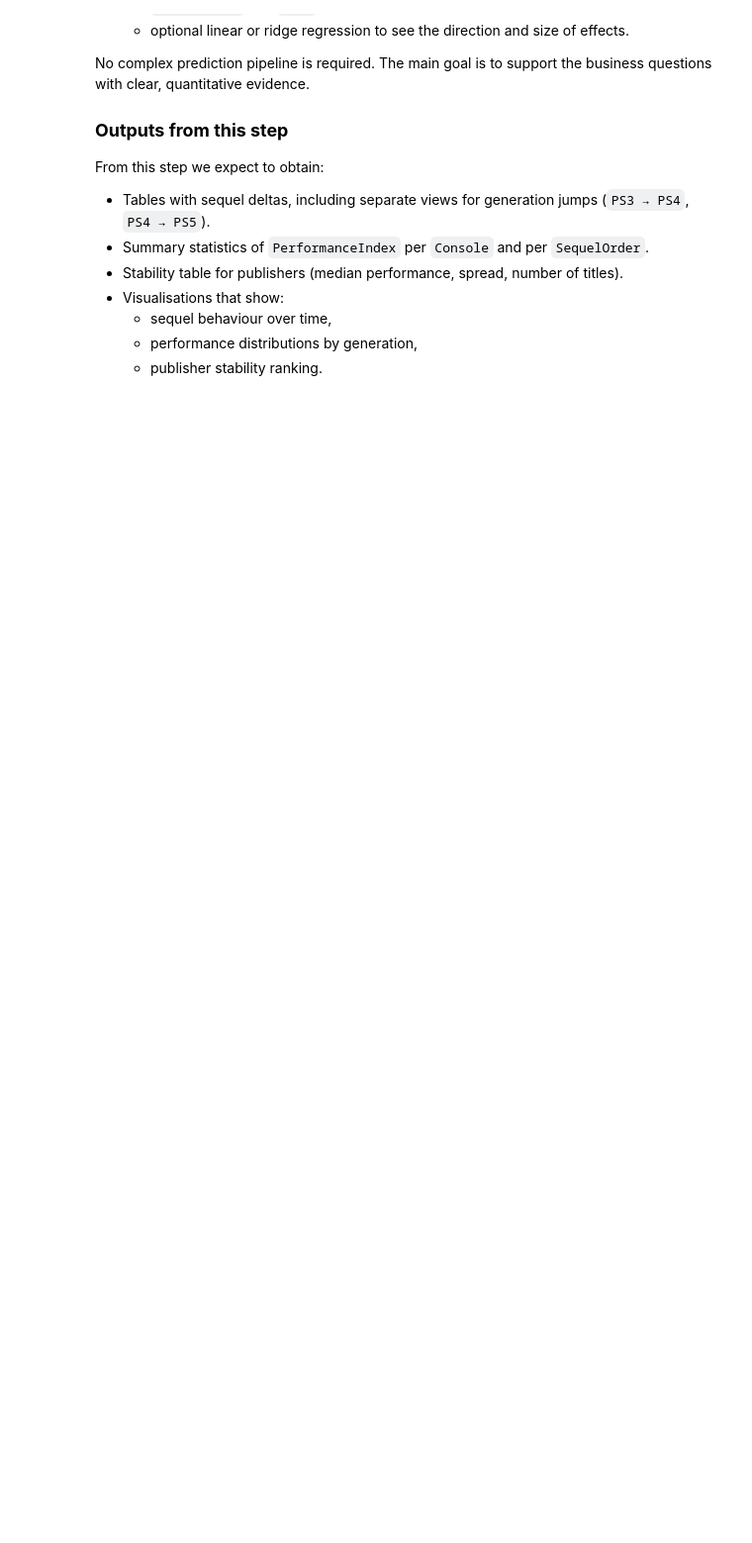
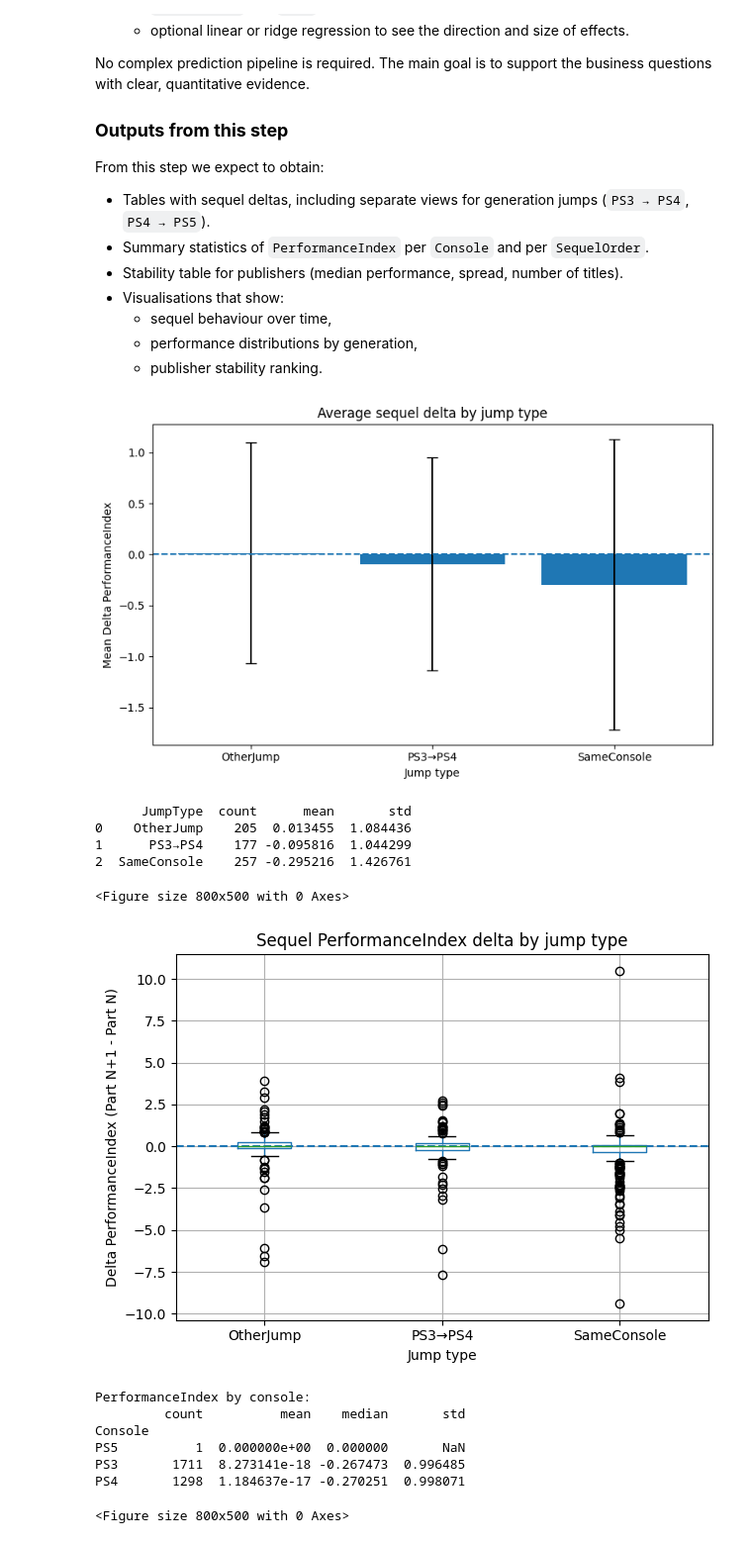
Before and after one commit to PhilipFilippenko/DataAnalyticsCA2, a Jupyter notebook: DataAnalyticsCA2.ipynb, the cells around one changed output. Shown: that part at 99% size. Drawn from its saved outputs; the diff is of its cells as text; code cells hidden in the pictures; blank space fills up the shorter version.

```diff
--- a/PhilipFilippenkoCA2/DataAnalyticsCA2.ipynb
+++ b/DataAnalyticsCA2.ipynb
@@ -295,3 +293,79 @@ From this step we expect to obtain:
   - sequel behaviour over time,
   - performance distributions by generation,
   - publisher stability ranking.
+# %%
+import pandas as pd
+import numpy as np
+import matplotlib.pyplot as plt
+
+delta_stats = df_sequels.groupby('JumpType')['DeltaPI'].agg(['count', 'mean', 'std']).reset_index()
+
+x = range(len(delta_stats))
+
+plt.figure(figsize=(8, 5))
+plt.bar(x, delta_stats['mean'], yerr=delta_stats['std'], capsize=5)
+plt.axhline(0, linestyle='--')
+plt.xticks(x, delta_stats['JumpType'])
+plt.xlabel('Jump type')
+plt.ylabel('Mean Delta PerformanceIndex')
+plt.title('Average sequel delta by jump type')
+plt.tight_layout()
+plt.show()
+
+print(delta_stats)
+
+plt.figure(figsize=(8, 5))
+df_sequels.boxplot(column='DeltaPI', by='JumpType')
+plt.axhline(0, linestyle='--')
+plt.title('Sequel PerformanceIndex delta by jump type')
+plt.suptitle('')
+plt.xlabel('Jump type')
+plt.ylabel('Delta PerformanceIndex (Part N+1 - Part N)')
+plt.tight_layout()
+plt.show()
+
+gen_stats = df_prepared.groupby('Console')['PerformanceIndex'].agg(['count', 'mean', 'median', 'std']).sort_values('median', ascending=False)
+print("\nPerformanceIndex by console:")
+print(gen_stats)
+
+plt.figure(figsize=(8, 5))
+df_prepared.boxplot(column='PerformanceIndex', by='Console')
+plt.axhline(0, linestyle='--')
+plt.title('PerformanceIndex distribution by console')
+plt.suptitle('')
+plt.xlabel('Console')
+plt.ylabel('PerformanceIndex')
+plt.tight_layout()
+plt.show()
+
+pub_stats = df_prepared.groupby('Publisher')['PerformanceIndex'].agg(['count', 'median', 'std'])
+pub_stats = pub_stats.rename(columns={'count': 'Games', 'median': 'MedianPI', 'std': 'StdPI'})
+pub_stats = pub_stats[pub_stats['Games'] >= 5].dropna(subset=['StdPI'])
+pub_stats['StabilityScore'] = pub_stats['MedianPI'] - pub_stats['StdPI']
+pub_stats_sorted = pub_stats.sort_values(['StabilityScore', 'MedianPI'], ascending=[False, False])
+
+top_stable = pub_stats_sorted.head(10)
+print("\nTop 10 stable publishers (by StabilityScore = MedianPI - StdPI, Games ≥ 5):")
+print(top_stable[['Games', 'MedianPI', 'StdPI', 'StabilityScore']])
+
+plt.figure(figsize=(8, 5))
+plt.barh(top_stable.index[::-1], top_stable['MedianPI'][::-1])
+plt.xlabel('Median PerformanceIndex')
+plt.title('Top 10 stable publishers (Games ≥ 5)')
+plt.tight_layout()
+plt.show()
+# %% [output]
+[figure, added]
+      JumpType  count      mean       std
+0    OtherJump    205  0.013455  1.084436
+1      PS3→PS4    177 -0.095816  1.044299
+2  SameConsole    257 -0.295216  1.426761
+<Figure size 800x500 with 0 Axes>
+[figure, added]
+PerformanceIndex by console:
+         count          mean    median       std
+Console
+PS5          1  0.000000e+00  0.000000       NaN
+PS3       1711  8.273141e-18 -0.267473  0.996485
+PS4       1298  1.184637e-17 -0.270251  0.998071
+<Figure size 800x500 with 0 Axes>
```
Also changed, not shown: parts of 3 cells of this notebook, 2 other files.
